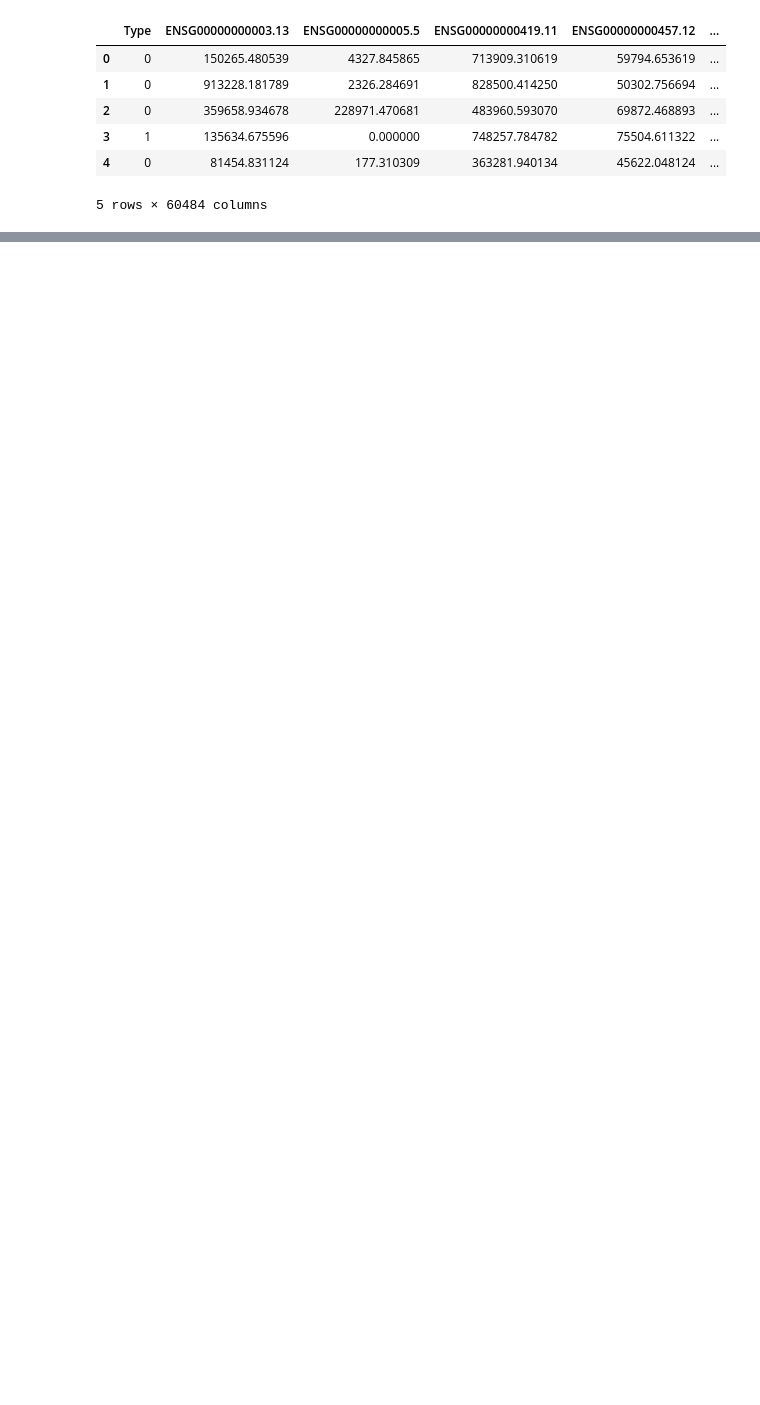
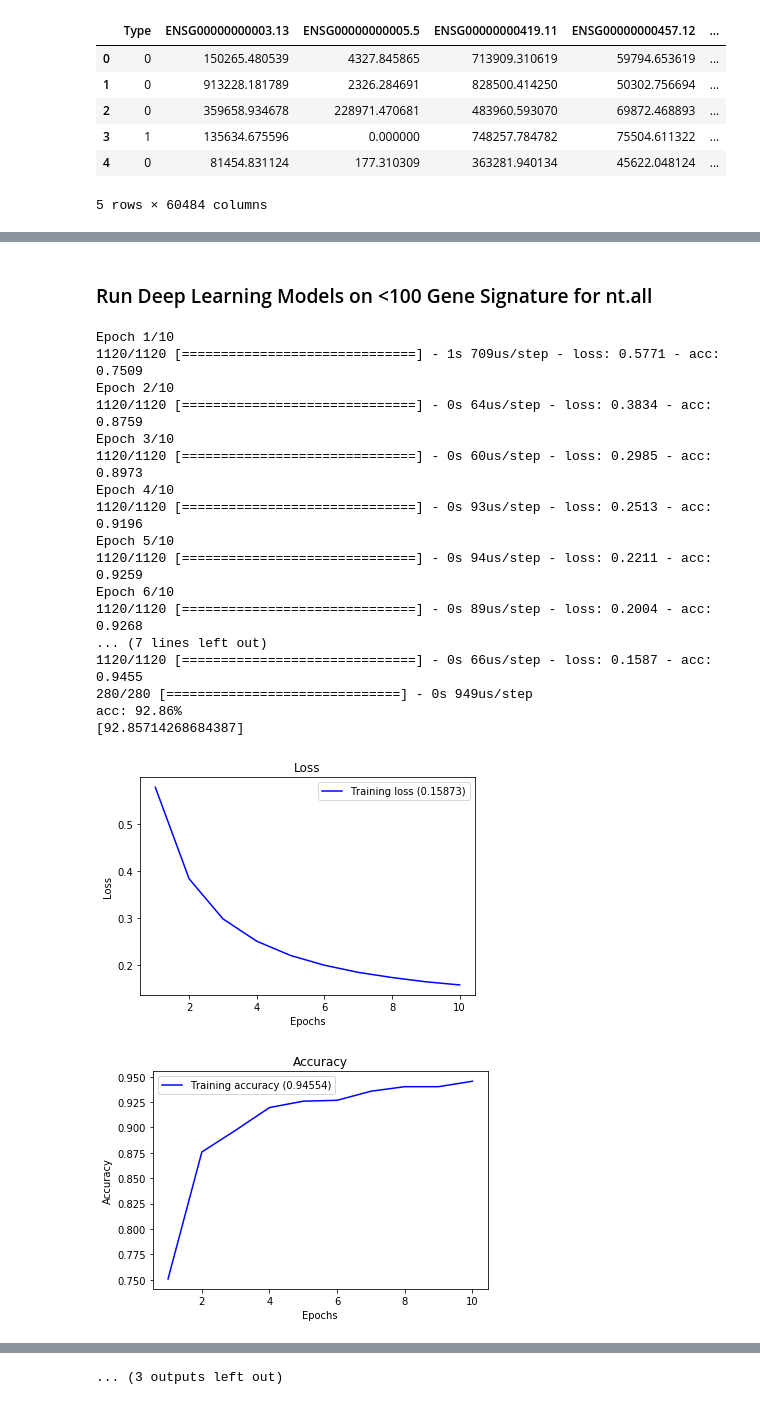
Before and after one commit to sghoseWI/Genomic-Machine-Learning, a Jupyter notebook: Machine Learning in Cancer.ipynb, the cells around one changed output, grey strips where cells are left out. Cells and saved outputs as stored; diff of their text form; code cells hidden in the pictures; blank space fills up the shorter version.

```diff
--- a/Machine Learning in Cancer.ipynb
+++ b/Machine Learning in Cancer.ipynb
@@ -356,0 +826,24 @@ mlf.plot_precision_recall_curve(GB(),x_test, x_train, y_test, y_train)
+# %% [markdown]
+### Run Deep Learning Models on <100 Gene Signature for nt.all
+# %%
+mlf.run_deep_learning_loop(gene_selection_99_features_ntall, label_all)
+# %% [output]
+Epoch 1/10
+1120/1120 [==============================] - 1s 709us/step - loss: 0.5771 - acc: 0.7509
+Epoch 2/10
+1120/1120 [==============================] - 0s 64us/step - loss: 0.3834 - acc: 0.8759
+Epoch 3/10
+1120/1120 [==============================] - 0s 60us/step - loss: 0.2985 - acc: 0.8973
+Epoch 4/10
+1120/1120 [==============================] - 0s 93us/step - loss: 0.2513 - acc: 0.9196
+Epoch 5/10
+1120/1120 [==============================] - 0s 94us/step - loss: 0.2211 - acc: 0.9259
+Epoch 6/10
+1120/1120 [==============================] - 0s 89us/step - loss: 0.2004 - acc: 0.9268
+... (7 lines left out)
+1120/1120 [==============================] - 0s 66us/step - loss: 0.1587 - acc: 0.9455
+280/280 [==============================] - 0s 949us/step
+acc: 92.86%
+[92.85714268684387]
+[figure, added]
+[figure, added]
@@ -356,0 +907 @@ mlf.plot_precision_recall_curve(GB(),x_test, x_train, y_test, y_train)
+... (3 outputs left out)
```
Also changed, not shown: parts of 90 cells of this notebook, 2 other files.
